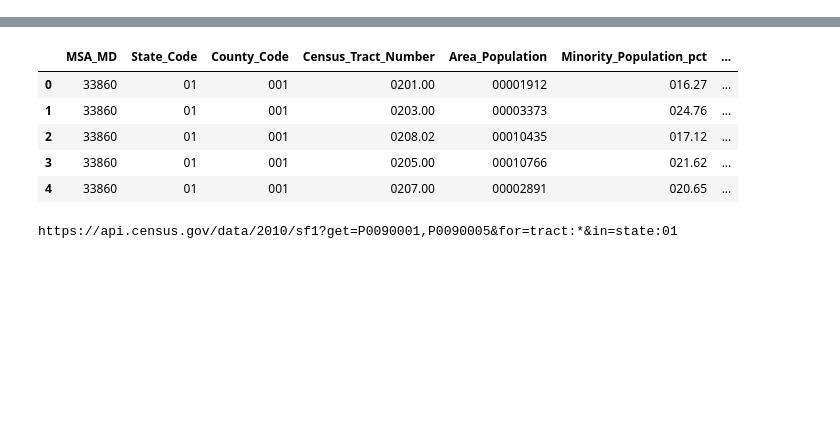
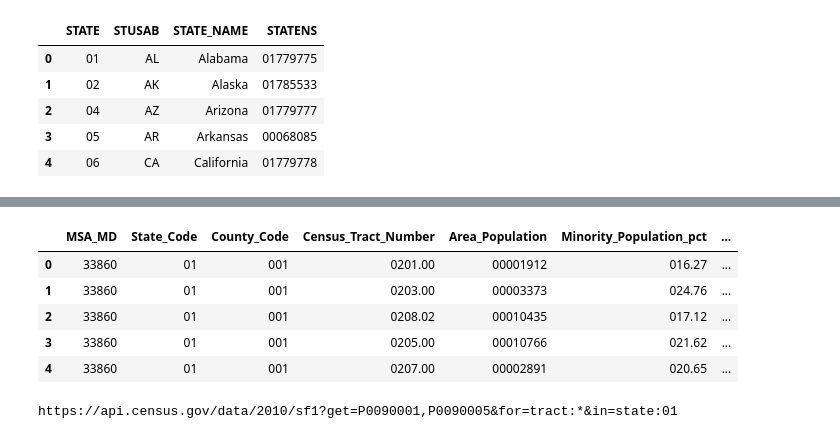
Before and after one commit to Kibrael/census_api, a Jupyter notebook: census_data_compile.ipynb, the cells around one changed output, grey strips where cells are left out. Saved outputs shown, nothing was run; the diff lists cells and outputs as text; code cells hidden in the pictures; blank space fills up the shorter version.

```diff
--- a/census_data_compile.ipynb
+++ b/census_data_compile.ipynb
@@ -17,0 +19,12 @@ with open("../creds.json", 'r') as f:
+# %%
+state_data_url = 'https://raw.githubusercontent.com/cfpb/hmda-platform/master/census/src/main/resources/state.csv'
+state_data = requests.get(state_data_url).content
+state_codes = pd.read_csv(io.StringIO(state_data.decode('utf-8')),sep="|", dtype=object)
+state_codes.head()
+# %% [output]
+|  | STATE | STUSAB | STATE_NAME | STATENS |
+| 0 | 01 | AL | Alabama | 01779775 |
+| 1 | 02 | AK | Alaska | 01785533 |
+| 2 | 04 | AZ | Arizona | 01779777 |
+| 3 | 05 | AR | Arkansas | 00068085 |
+| 4 | 06 | CA | California | 01779778 |
```
Also changed, not shown: parts of 4 cells of this notebook.
